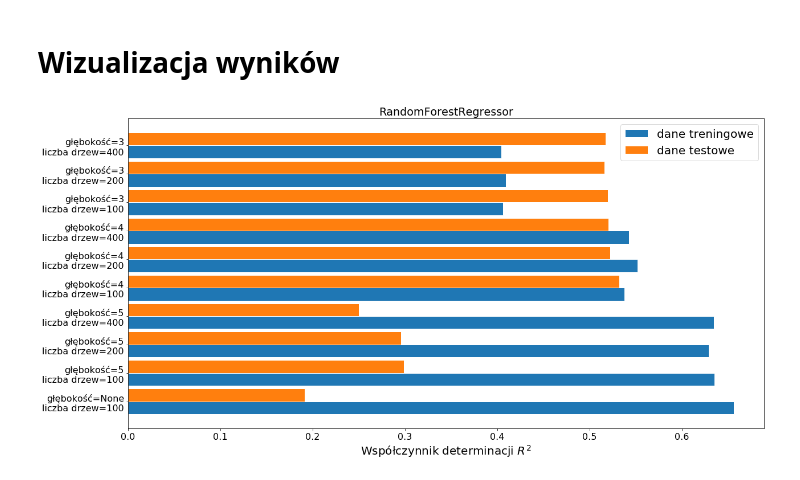
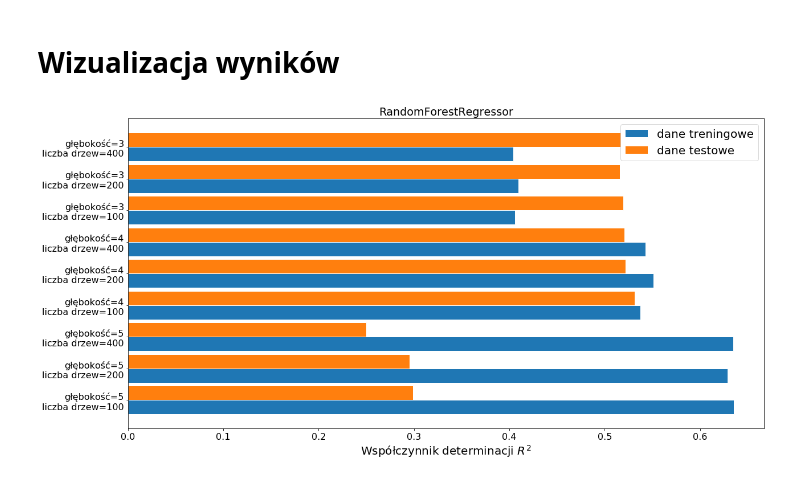
Before and after one commit to DuDiiC/engineering-thesis, a Jupyter notebook: notebooks/03_learning/regression/random_forest.ipynb, the cells around one changed output. Saved outputs shown, nothing was run; the diff lists cells and outputs as text; code cells hidden in the pictures.

Commit message:
Remove default model due to unreliable results

```diff
--- a/notebooks/03_learning/regression/random_forest.ipynb
+++ b/notebooks/03_learning/regression/random_forest.ipynb
@@ -304,30 +282,27 @@ test score: 0.5173954042877618
 # %%
 plt.figure(figsize=(20,10))
 plt.rcParams.update({'font.size': 16})
-labels = ['głębokość=None\nliczba drzew=100',
-          'głębokość=5\nliczba drzew=100', 'głębokość=5\nliczba drzew=200', 'głębokość=5\nliczba drzew=400',
+labels = ['głębokość=5\nliczba drzew=100', 'głębokość=5\nliczba drzew=200', 'głębokość=5\nliczba drzew=400',
           'głębokość=4\nliczba drzew=100', 'głębokość=4\nliczba drzew=200', 'głębokość=4\nliczba drzew=400',
           'głębokość=3\nliczba drzew=100', 'głębokość=3\nliczba drzew=200', 'głębokość=3\nliczba drzew=400']
-train_scores = [0.6560160955094998,
-                0.6354581213641701, 0.6289320189257412, 0.6347380534078761,
+train_scores = [0.6354581213641701, 0.6289320189257412, 0.6347380534078761,
                 0.5377422459539922, 0.5515172881436279, 0.5427100569445038,
                 0.4061095110788566, 0.40955383283445623, 0.4041440711154304]
-test_scores = [0.19148503813619253,
-               0.2987310853835524, 0.29565353346010914, 0.25003798039393044,
+test_scores = [0.2987310853835524, 0.29565353346010914, 0.25003798039393044,
                0.5318305272908086, 0.5219097342775517, 0.5204997123019521,
                0.5197470517719737, 0.5161761184676465, 0.5173954042877618]
 barDim = 0.45
 
 r1 = np.arange(len(labels))
 r2 = [x + barDim for x in r1]
 plt.barh(r1, train_scores, height=barDim, edgecolor='white', label='dane treningowe')
 plt.barh(r2, test_scores, height=barDim, edgecolor='white', label='dane testowe')
 
 plt.xlabel('Współczynnik determinacji $R^2$', fontsize=20)
 plt.yticks([r +  barDim/2 for r in range(len(labels))], labels)
 
 plt.title('RandomForestRegressor')
 plt.legend(fontsize=20)
-plt.show()
+plt.savefig('random_forest_regressor_results.jpg')
 # %% [output]
-[figure, old version]
+[figure, new version]
```
Also changed, not shown: parts of 1 cell of this notebook.
